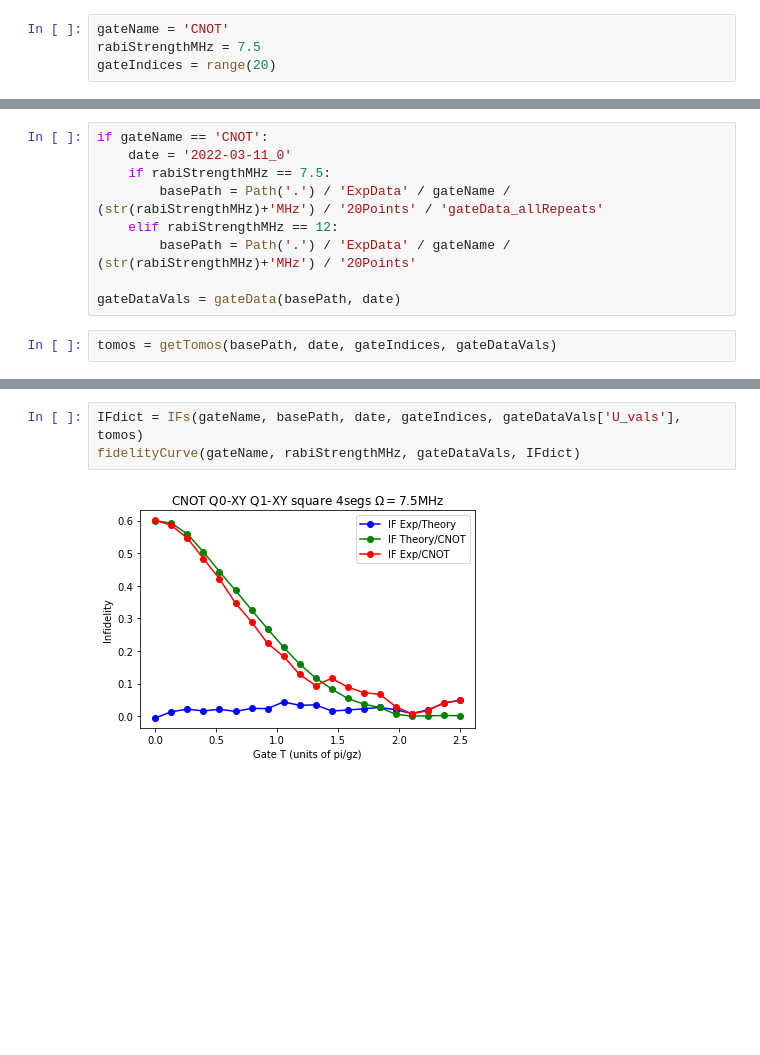
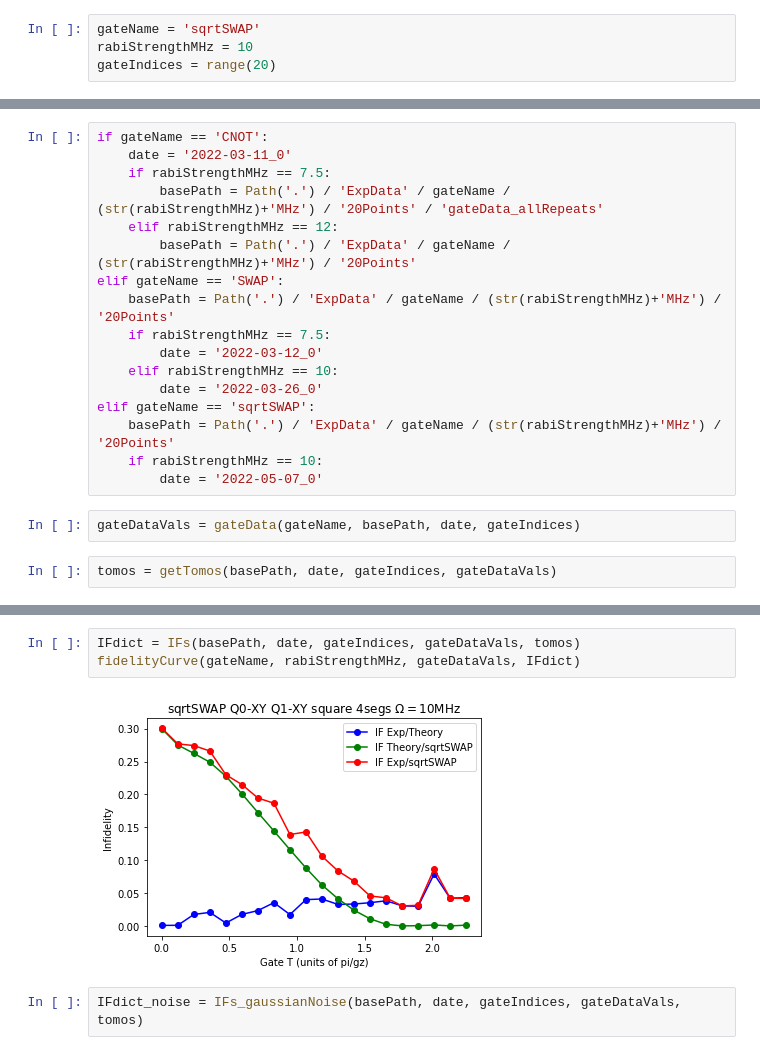
Before and after one commit to Borealis126/MinesExpAnalysis, a Jupyter notebook: analysis.ipynb, the cells around one changed output, grey strips where cells are left out. Saved outputs shown, nothing was run; the diff lists cells and outputs as text; blank space fills up the shorter version.

```diff
--- a/analysis.ipynb
+++ b/analysis.ipynb
@@ -140,4 +12,4 @@ def gaussianNoise(gateName, basePath, date, gateIndices, U_vals, tomos):
 # %%
-gateName = 'CNOT'
-rabiStrengthMHz = 7.5
+gateName = 'sqrtSWAP'
+rabiStrengthMHz = 10
 gateIndices = range(20)
@@ -148,7 +22,17 @@ if gateName == 'CNOT':
         basePath = Path('.') / 'ExpData' / gateName / (str(rabiStrengthMHz)+'MHz') / '20Points' / 'gateData_allRepeats'
     elif rabiStrengthMHz == 12:
         basePath = Path('.') / 'ExpData' / gateName / (str(rabiStrengthMHz)+'MHz') / '20Points'
-
-gateDataVals = gateData(basePath, date)
+elif gateName == 'SWAP':
+    basePath = Path('.') / 'ExpData' / gateName / (str(rabiStrengthMHz)+'MHz') / '20Points'
+    if rabiStrengthMHz == 7.5:
+        date = '2022-03-12_0'
+    elif rabiStrengthMHz == 10:
+        date = '2022-03-26_0'
+elif gateName == 'sqrtSWAP':
+    basePath = Path('.') / 'ExpData' / gateName / (str(rabiStrengthMHz)+'MHz') / '20Points'
+    if rabiStrengthMHz == 10:
+        date = '2022-05-07_0'
+# %%
+gateDataVals = gateData(gateName, basePath, date, gateIndices)
 # %%
 tomos = getTomos(basePath, date, gateIndices, gateDataVals)
@@ -155,6 +47,8 @@ tomos = getTomos(basePath, date, gateIndices, gateDataVals)
 # %%
-IFdict = IFs(gateName, basePath, date, gateIndices, gateDataVals['U_vals'], tomos)
+IFdict = IFs(basePath, date, gateIndices, gateDataVals, tomos)
 fidelityCurve(gateName, rabiStrengthMHz, gateDataVals, IFdict)
 # %% [output]
-[figure, old version]
+[figure, new version]
+# %%
+IFdict_noise = IFs_gaussianNoise(basePath, date, gateIndices, gateDataVals, tomos)
 # %%
```
Also changed, not shown: parts of 13 cells of this notebook, 36 other files.
